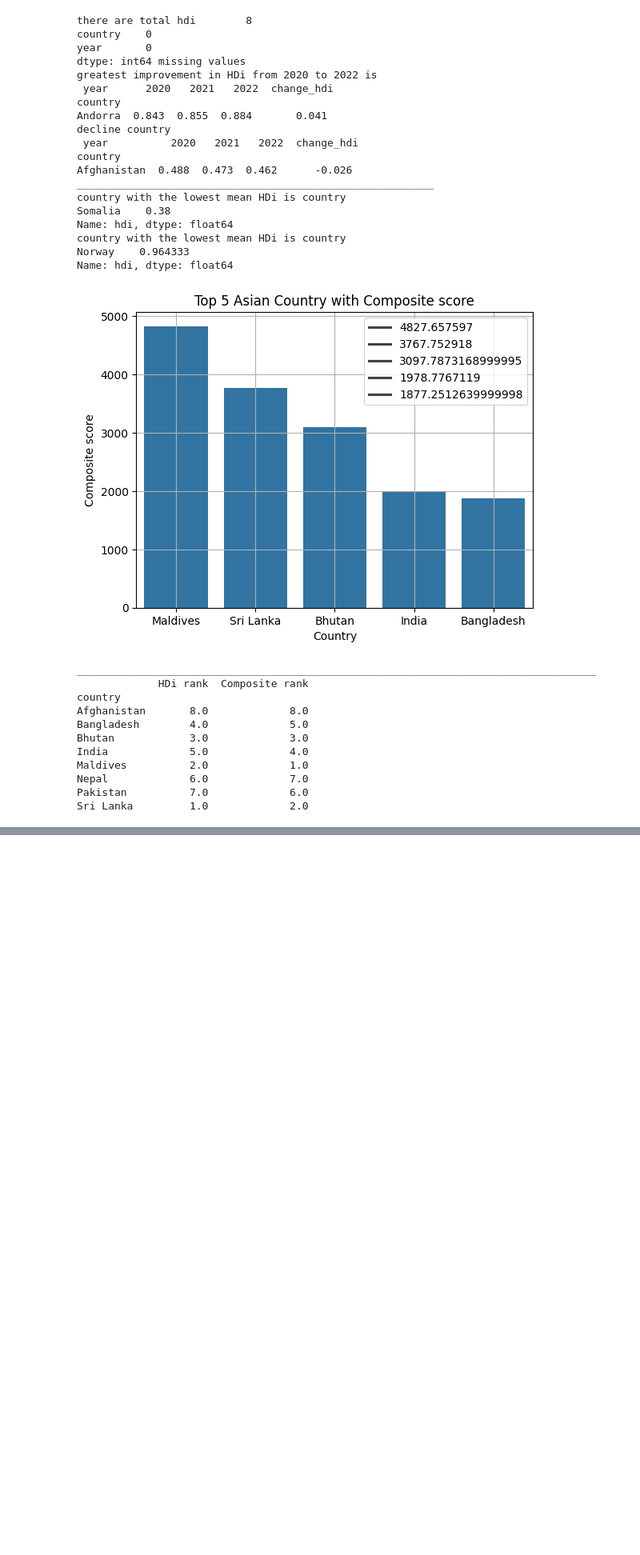
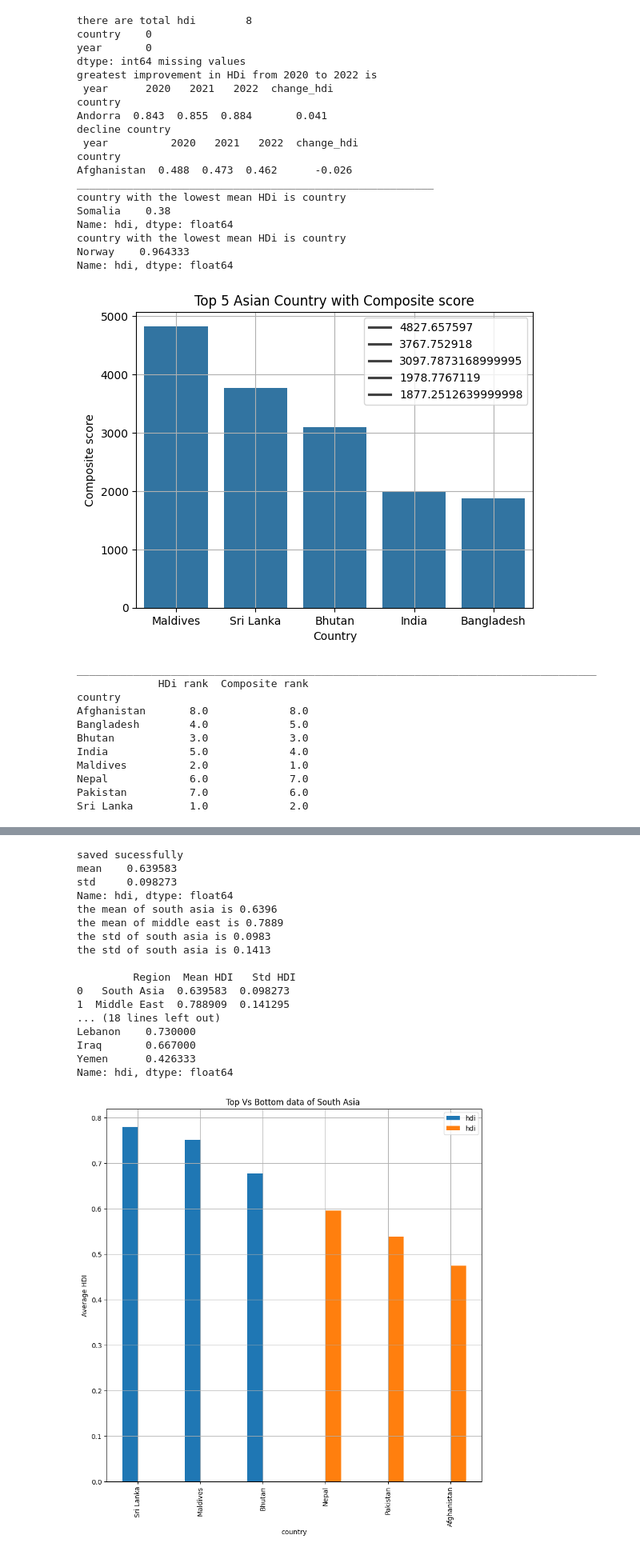
Before and after one commit to budhathoki10/Concept_and_Technology_of_AI, a Jupyter notebook: 2501932_Kushal_Budhathoki.ipynb, the cells around one changed output, grey strips where cells are left out. Shown at 80% size. Cells and saved outputs as stored; diff of their text form; code cells hidden in the pictures; blank space fills up the shorter version.

Commit message:
upto problem 3

```diff
--- a/2501932_Kushal_Budhathoki.ipynb
+++ b/2501932_Kushal_Budhathoki.ipynb
@@ -344,0 +357,78 @@ Name: GNI HDI Gap, dtype: float64
+# %%
+#1. Create Middle East Subset:
+middle_east= ["Bahrain", "Iran", "Iraq", "Israel", "Jordan",
+"Kuwait", "Lebanon", "Oman", "Palestine", "Qatar", "Saudi Arabia", "Syria",
+"United Arab Emirates", "Yemen"]
+df3= pd.read_csv('/content/HDI problem1B.csv')
+south_asia_df= df3[df3['country'].isin(south_asianCountry)]
+middle_east_df= df3[df3['country'].isin(middle_east)]
+south_asia_df.to_csv('HDI SouthAsia 2020 2022.csv',index=False)
+middle_east_df.to_csv('HDI MiddleEast 2020 2022.csv',index=False)
+print('saved sucessfully')
+
+#2. Descriptive Statistics:
+sa_stats = south_asia_df['hdi'].agg(['mean', 'std'])
+print(sa_stats)
+
+south_asia_mean=south_asia_df['hdi'].mean()
+middle_east_mean=middle_east_df['hdi'].mean()
+south_asia_std=south_asia_df['hdi'].std()
+middle_east_std=middle_east_df['hdi'].std()
+print(f"the mean of south asia is {south_asia_mean:.4f}")
+print(f"the mean of middle east is {middle_east_mean:.4f}")
+print(f"the std of south asia is {south_asia_std:.4f}")
+print(f"the std of south asia is {middle_east_std:.4f}")
+
+
+summary = pd.DataFrame({
+    "Region": ["South Asia", "Middle East"],
+    "Mean HDI": [south_asia_mean, middle_east_mean],
+    "Std HDI": [south_asia_std, middle_east_std]
+})
+print(f'\n {summary}')
+if middle_east_mean>south_asia_mean:
+    print("middle east perform better in average")
+else:
+  print("\n south perform better in average")
+print("______________________________________________________________________")
+#Identify the top 3 and bottom 3 countries in each region based on HDI.
+southasia_rank= south_asia_df.groupby('country')['hdi'].mean().sort_values(ascending=False)
+middleeast_rank= middle_east_df.groupby('country')['hdi'].mean().sort_values(ascending=False)
+southAsia_top= southasia_rank.head(3)
+southAsia_bottom = southasia_rank.tail(3)
+middleEast_top= middleeast_rank.head(3)
+middleEast_bottom = middleeast_rank.tail(3)
+print(f"the top 3 countries of south asia are {southAsia_top}")
+print(f"the least 3 countries of south asia are {southAsia_bottom}")
+print(f"the top 3 countries of middle east are {middleEast_top}")
+print(f"the least 3 countries of middle east are {middleEast_bottom}")
+
+#Create a bar chart comparing these top and bottom performers across the two regions.
+
+compare_data= pd.concat([
+    southAsia_top, southAsia_bottom,
+],axis=1)
+compare_data.plot(kind='bar', figsize=(10,10))
+plt.title("Top Vs Bottom data of South Asia ")
+plt.ylabel("Average HDI")
+plt.grid()
+plt.show()
+# %% [output]
+saved sucessfully
+mean    0.639583
+std     0.098273
+Name: hdi, dtype: float64
+the mean of south asia is 0.6396
+the mean of middle east is 0.7889
+the std of south asia is 0.0983
+the std of south asia is 0.1413
+
+         Region  Mean HDI   Std HDI
+0   South Asia  0.639583  0.098273
+1  Middle East  0.788909  0.141295
+... (18 lines left out)
+Lebanon    0.730000
+Iraq       0.667000
+Yemen      0.426333
+Name: hdi, dtype: float64
+[figure, added]
```
Also changed, not shown: parts of 7 cells of this notebook.
